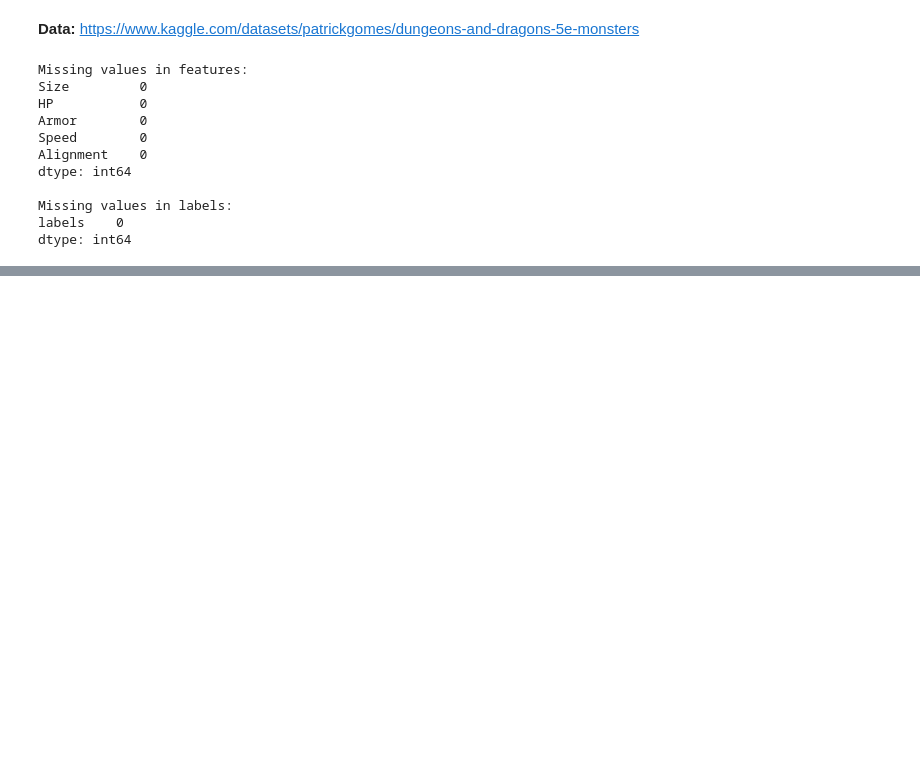
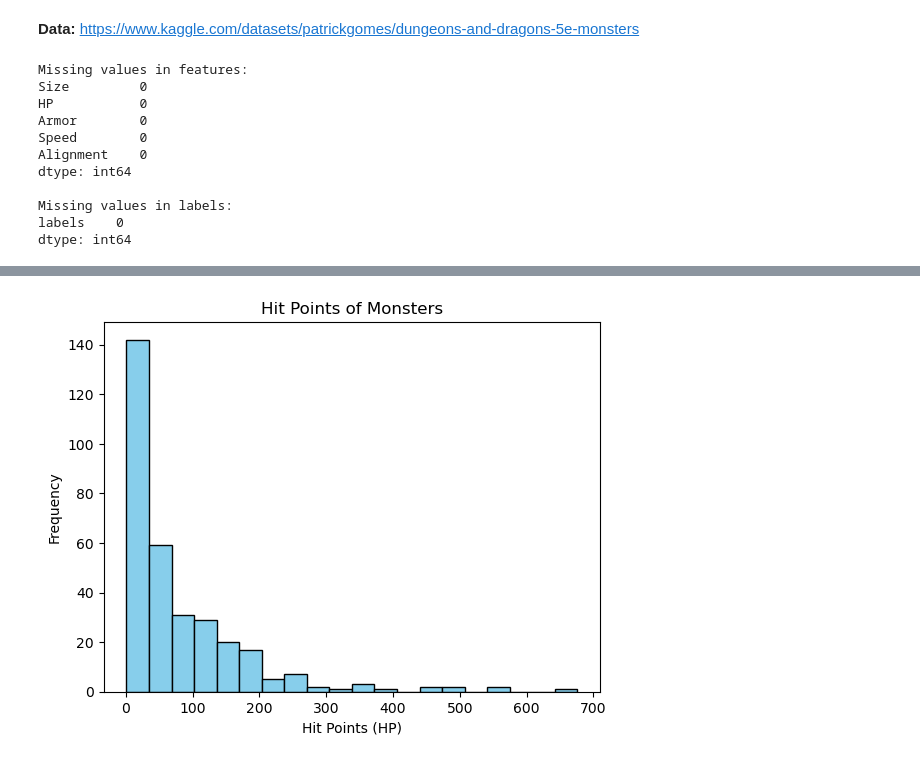
Before and after one commit to Dorffasaurus/supreme-dollop, a Jupyter notebook: Project.ipynb, the cells around one changed output, grey strips where cells are left out. Cells and saved outputs as stored; diff of their text form; code cells hidden in the pictures; blank space fills up the shorter version.

```diff
--- a/Project.ipynb
+++ b/Project.ipynb
@@ -89,0 +98,8 @@ dtype: int64
+# %%
+df['HP'].plot.hist(bins=20, color='skyblue', edgecolor='black')
+plt.xlabel('Hit Points (HP)')
+plt.ylabel('Frequency')
+plt.title('Hit Points of Monsters')
+plt.show()
+# %% [output]
+[figure, added]
```
Also changed, not shown: parts of 5 cells of this notebook.
